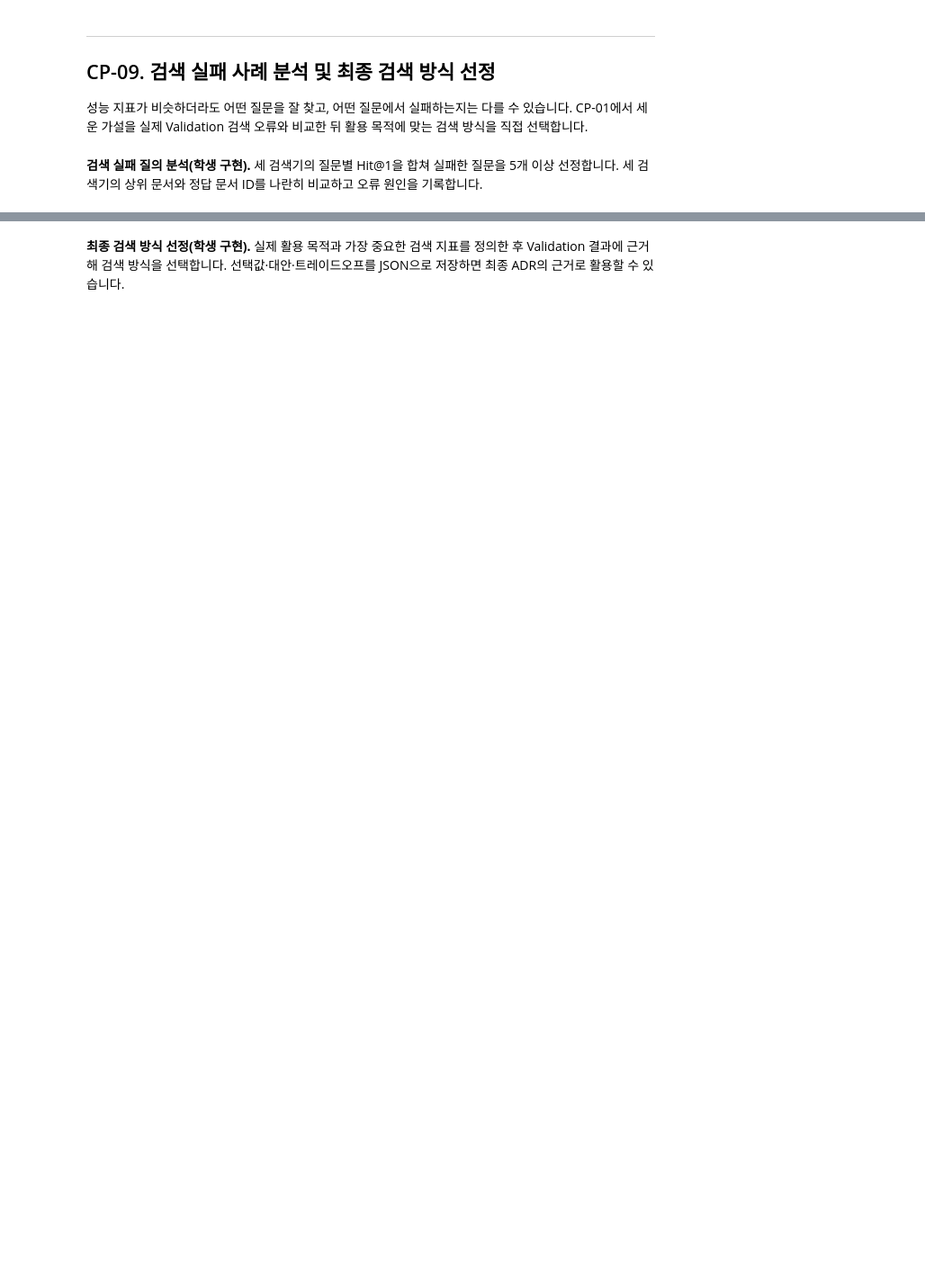
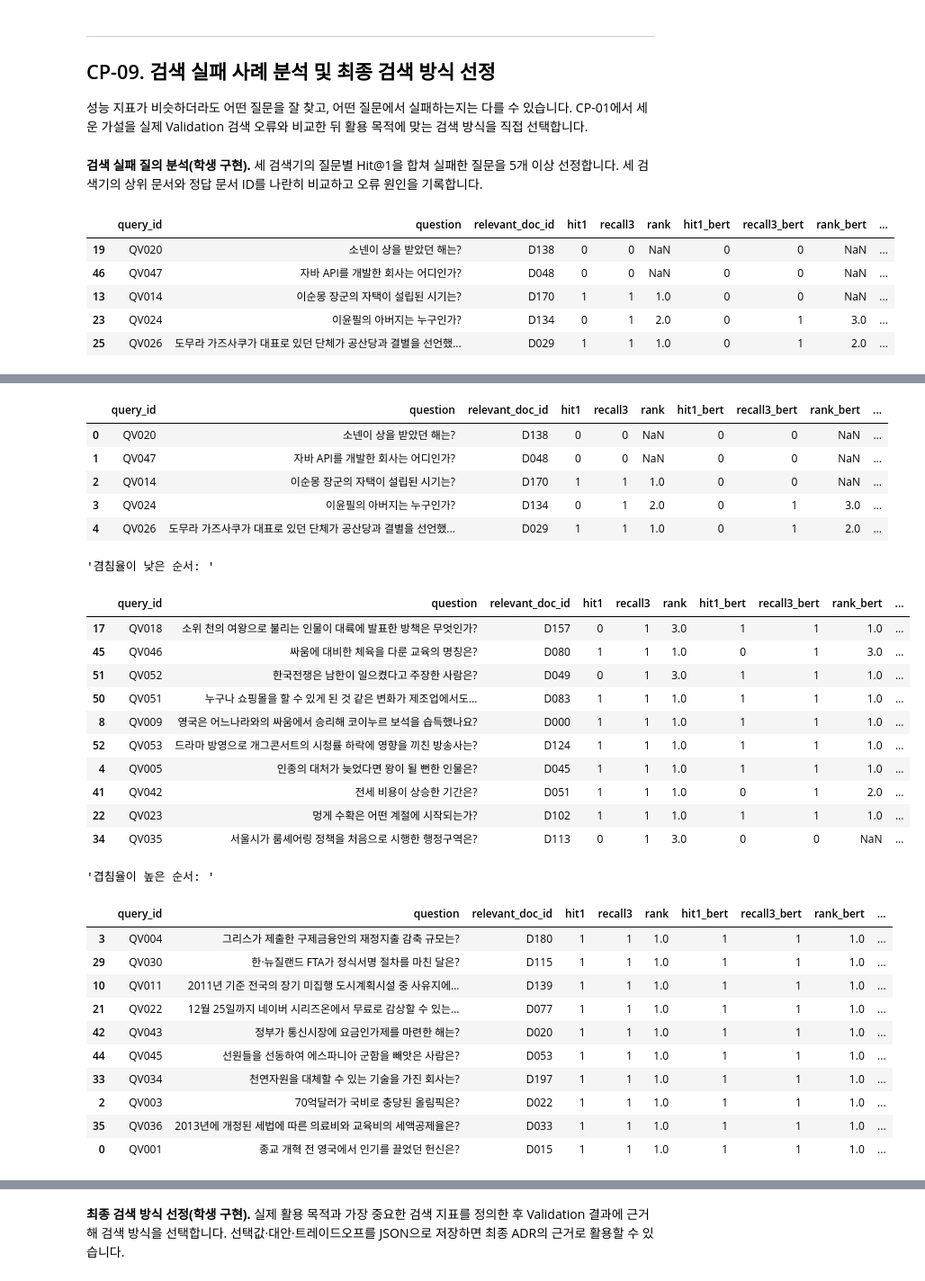
Before and after one commit to Terence20t/ai-mini-project, a Jupyter notebook: mini-project-02/code/NLP_BERT_MiniProject_Student.ipynb, the cells around one changed output, grey strips where cells are left out. Shown at 90% size. Saved outputs shown, nothing was run; the diff lists cells and outputs as text; code cells hidden in the pictures; blank space fills up the shorter version.

```diff
--- a/mini-project-02/code/NLP_BERT_MiniProject_Student.ipynb
+++ b/mini-project-02/code/NLP_BERT_MiniProject_Student.ipynb
@@ -795,10 +917,52 @@ print('CP-08 통과: 세 검색 방식의 Validation 평가 완료')
 error_df = valid_df[['query_id', 'question', 'relevant_doc_id']].copy()
 # TODO 9-1. tfidf_detail, bert_detail, sbert_detail을 query_id로 병합하세요.
 #             각 모델의 hit1/recall3/rank에는 모델 이름 접두사를 붙이세요.
+error_df = error_df.merge(tfidf_detail[['query_id', 'hit1', 'recall3', 'rank']], on='query_id', suffixes=('', '_tfidf'))
+error_df = error_df.merge(bert_detail[['query_id', 'hit1', 'recall3', 'rank']], on='query_id', suffixes=('', '_bert'))
+error_df = error_df.merge(sbert_detail[['query_id', 'hit1', 'recall3', 'rank']], on='query_id', suffixes=('', '_sbert'))
+
 # TODO 9-2. num_top1_failures = 3 - 세 모델의 hit1 합계를 계산하세요.
+error_df['num_top1_failures'] = 3 - (error_df['hit1'] + error_df['hit1_bert'] + error_df['hit1_sbert'])
+
 # TODO 9-3. 실패가 많은 질문 상위 5개를 error_cases로 추출해 표로 출력하세요.
+error_cases = error_df.sort_values('num_top1_failures', ascending=False).head(5)
+display(error_cases)
+
 # TODO 9-4. 질문 하나에 대한 세 검색기의 Top-3 doc_id·유사도를 출력하세요.
+query_id = error_cases.iloc[0]['query_id']
+query_text = valid_df.loc[valid_df['query_id'] == query_id, 'question'].values[0]
+print(f"Query ID: {query_id}, Question: {query_text}")
+print("TF-IDF Top-3:")
+tfidf_hits = search_tfidf(query_text, k=3)
+for hit in tfidf_hits:
+    print(f"Rank: {hit['rank']}, Doc ID: {hit['doc_id']}, Score: {hit['score']:.4f}")
+print("BERT Top-3:")
+bert_hits = search_bert(query_text, k=3)
+for hit in bert_hits:
+    print(f"Rank: {hit['rank']}, Doc ID: {hit['doc_id']}, Score: {hit['score']:.4f}")
+print("SBERT Top-3:")
+sbert_hits = search_sbert(query_text, k=3)
+for hit in sbert_hits:
+    print(f"Rank: {hit['rank']}, Doc ID: {hit['doc_id']}, Score: {hit['score']:.4f}")
+
 # TODO 9-5. error_cases를 TABLES/'cp09_error_cases.csv'에 저장하세요.
 # [힌트] CP-01의 valid_overlap[['query_id', 'overlap']]을 query_id로 병합해 두면
 #        실패한 질문의 겹침 비율을 함께 볼 수 있습니다.
-raise NotImplementedError('CP-09 검색 실패 사례를 비교하세요.')
+#raise NotImplementedError('CP-09 검색 실패 사례를 비교하세요.')
+error_cases = error_cases.merge(valid_overlap[['query_id', 'overlap']], on='query_id', how='left')
+error_cases.to_csv(TABLES / 'cp09_error_cases.csv', index=False, encoding='utf-8-sig')
+
+display(error_cases)
+
+error_df_overlap = error_df.merge(valid_overlap[['query_id', 'overlap']], on='query_id', how='left')
+err_over_rank10 = error_df_overlap.sort_values('overlap', ascending=True).head(10)
+display(f"겸침율이 낮은 순서: ", err_over_rank10)
+err_over_rank10 = error_df_overlap.sort_values('overlap', ascending=False).head(10)
+display(f"겹침율이 높은 순서: ", err_over_rank10)
+# %% [output]
+|  | query_id | question | relevant_doc_id | hit1 | recall3 | rank | hit1_bert | recall3_bert | rank_bert | ... |
+| 19 | QV020 | 소넨이 상을 받았던 해는? | D138 | 0 | 0 | NaN | 0 | 0 | NaN | ... |
+| 46 | QV047 | 자바 API를 개발한 회사는 어디인가? | D048 | 0 | 0 | NaN | 0 | 0 | NaN | ... |
+| 13 | QV014 | 이순몽 장군의 자택이 설립된 시기는? | D170 | 1 | 1 | 1.0 | 0 | 0 | NaN | ... |
+| 23 | QV024 | 이윤필의 아버지는 누구인가? | D134 | 0 | 1 | 2.0 | 0 | 1 | 3.0 | ... |
+| 25 | QV026 | 도무라 가즈사쿠가 대표로 있던 단체가 공산당과 결별을 선언했... | D029 | 1 | 1 | 1.0 | 0 | 1 | 2.0 | ... |
@@ -805,3 +982,33 @@ raise NotImplementedError('CP-09 검색 실패 사례를 비교하세요.')
+|  | query_id | question | relevant_doc_id | hit1 | recall3 | rank | hit1_bert | recall3_bert | rank_bert | ... |
+| 0 | QV020 | 소넨이 상을 받았던 해는? | D138 | 0 | 0 | NaN | 0 | 0 | NaN | ... |
+| 1 | QV047 | 자바 API를 개발한 회사는 어디인가? | D048 | 0 | 0 | NaN | 0 | 0 | NaN | ... |
+| 2 | QV014 | 이순몽 장군의 자택이 설립된 시기는? | D170 | 1 | 1 | 1.0 | 0 | 0 | NaN | ... |
+| 3 | QV024 | 이윤필의 아버지는 누구인가? | D134 | 0 | 1 | 2.0 | 0 | 1 | 3.0 | ... |
+| 4 | QV026 | 도무라 가즈사쿠가 대표로 있던 단체가 공산당과 결별을 선언했... | D029 | 1 | 1 | 1.0 | 0 | 1 | 2.0 | ... |
+'겸침율이 낮은 순서: '
+|  | query_id | question | relevant_doc_id | hit1 | recall3 | rank | hit1_bert | recall3_bert | rank_bert | ... |
+| 17 | QV018 | 소위 천의 여왕으로 불리는 인물이 대륙에 발표한 방책은 무엇인가? | D157 | 0 | 1 | 3.0 | 1 | 1 | 1.0 | ... |
+| 45 | QV046 | 싸움에 대비한 체육을 다룬 교육의 명칭은? | D080 | 1 | 1 | 1.0 | 0 | 1 | 3.0 | ... |
+| 51 | QV052 | 한국전쟁은 남한이 일으켰다고 주장한 사람은? | D049 | 0 | 1 | 3.0 | 1 | 1 | 1.0 | ... |
+| 50 | QV051 | 누구나 쇼핑몰을 할 수 있게 된 것 같은 변화가 제조업에서도... | D083 | 1 | 1 | 1.0 | 1 | 1 | 1.0 | ... |
+| 8 | QV009 | 영국은 어느나라와의 싸움에서 승리해 코이누르 보석을 습득했나요? | D000 | 1 | 1 | 1.0 | 1 | 1 | 1.0 | ... |
+| 52 | QV053 | 드라마 방영으로 개그콘서트의 시청률 하락에 영향을 끼친 방송사는? | D124 | 1 | 1 | 1.0 | 1 | 1 | 1.0 | ... |
+| 4 | QV005 | 인종의 대처가 늦었다면 왕이 될 뻔한 인물은? | D045 | 1 | 1 | 1.0 | 1 | 1 | 1.0 | ... |
+| 41 | QV042 | 전세 비용이 상승한 기간은? | D051 | 1 | 1 | 1.0 | 0 | 1 | 2.0 | ... |
+| 22 | QV023 | 멍게 수확은 어떤 계절에 시작되는가? | D102 | 1 | 1 | 1.0 | 1 | 1 | 1.0 | ... |
+| 34 | QV035 | 서울시가 룸셰어링 정책을 처음으로 시행한 행정구역은? | D113 | 0 | 1 | 3.0 | 0 | 0 | NaN | ... |
+'겹침율이 높은 순서: '
+|  | query_id | question | relevant_doc_id | hit1 | recall3 | rank | hit1_bert | recall3_bert | rank_bert | ... |
+| 3 | QV004 | 그리스가 제출한 구제금융안의 재정지출 감축 규모는? | D180 | 1 | 1 | 1.0 | 1 | 1 | 1.0 | ... |
+| 29 | QV030 | 한·뉴질랜드 FTA가 정식서명 절차를 마친 달은? | D115 | 1 | 1 | 1.0 | 1 | 1 | 1.0 | ... |
+| 10 | QV011 | 2011년 기준 전국의 장기 미집행 도시계획시설 중 사유지에... | D139 | 1 | 1 | 1.0 | 1 | 1 | 1.0 | ... |
+| 21 | QV022 | 12월 25일까지 네이버 시리즈온에서 무료로 감상할 수 있는... | D077 | 1 | 1 | 1.0 | 1 | 1 | 1.0 | ... |
+| 42 | QV043 | 정부가 통신시장에 요금인가제를 마련한 해는? | D020 | 1 | 1 | 1.0 | 1 | 1 | 1.0 | ... |
+| 44 | QV045 | 선원들을 선동하여 에스파니아 군함을 빼앗은 사람은? | D053 | 1 | 1 | 1.0 | 1 | 1 | 1.0 | ... |
+| 33 | QV034 | 천연자원을 대체할 수 있는 기술을 가진 회사는? | D197 | 1 | 1 | 1.0 | 1 | 1 | 1.0 | ... |
+| 2 | QV003 | 70억달러가 국비로 충당된 올림픽은? | D022 | 1 | 1 | 1.0 | 1 | 1 | 1.0 | ... |
+| 35 | QV036 | 2013년에 개정된 세법에 따른 의료비와 교육비의 세액공제율은? | D033 | 1 | 1 | 1.0 | 1 | 1 | 1.0 | ... |
+| 0 | QV001 | 종교 개혁 전 영국에서 인기를 끌었던 헌신은? | D015 | 1 | 1 | 1.0 | 1 | 1 | 1.0 | ... |
 # %% [markdown]
 **[기록] 결과 해석 — CP-09**
 
```
Also changed, not shown: parts of 20 cells of this notebook, 17 other files.
